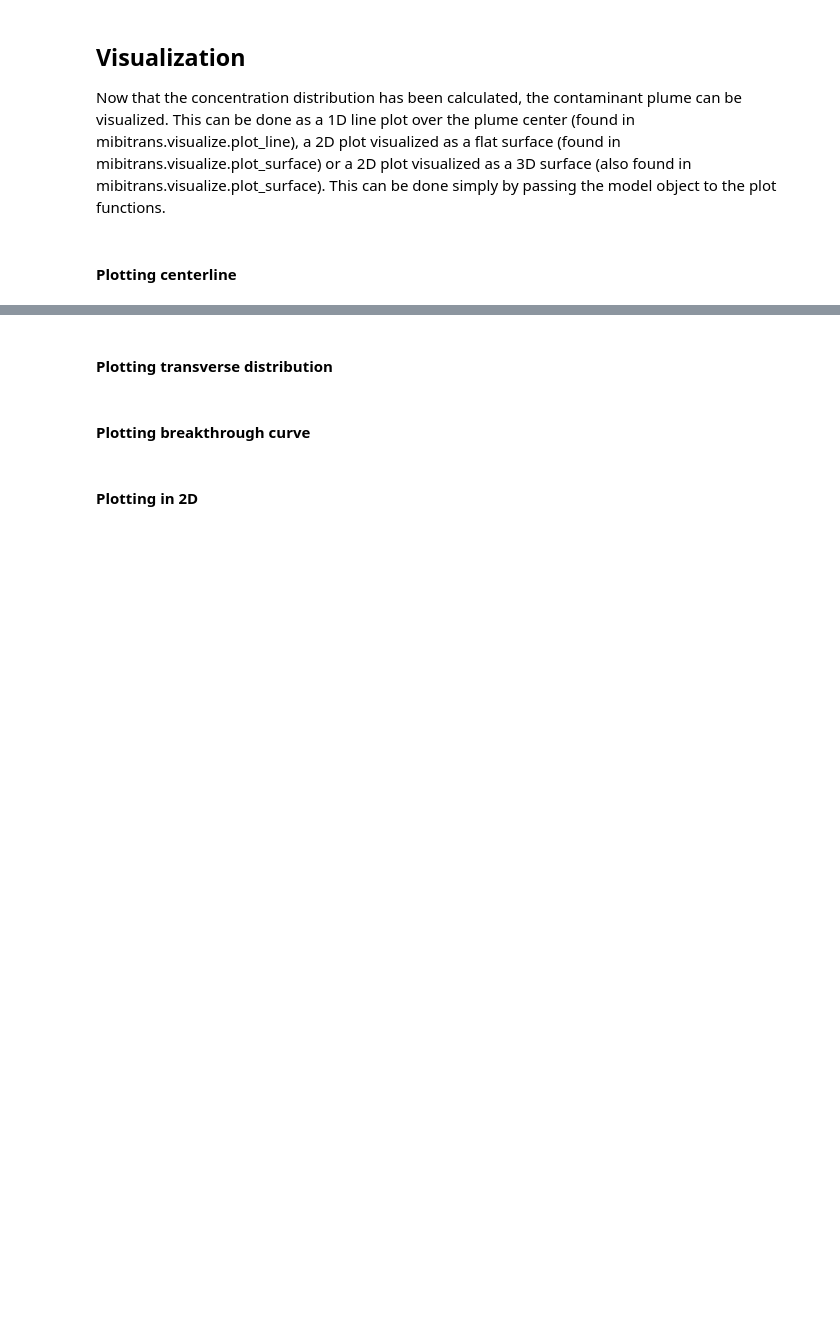
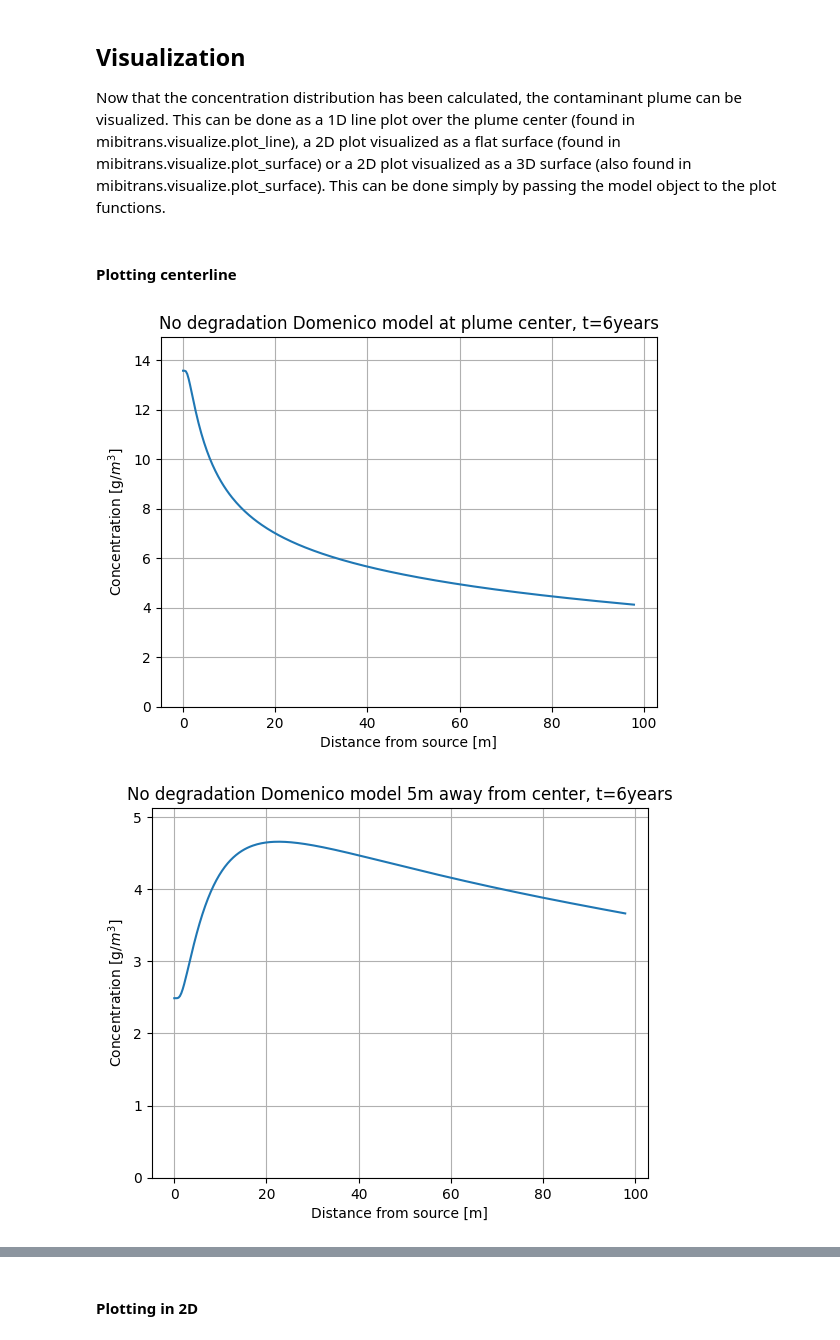
Before and after one commit to MiBiPreT/mibitrans, a Jupyter notebook: examples/example_notebook.ipynb, the cells around one changed output, grey strips where cells are left out. Saved outputs shown, nothing was run; the diff lists cells and outputs as text; code cells hidden in the pictures; blank space fills up the shorter version.

```diff
--- a/examples/example_notebook.ipynb
+++ b/examples/example_notebook.ipynb
@@ -181,7 +182,7 @@ model = ModelParameters(
     # Model grid discretization step size in the transverse horizontal (y) direction, in [m].
     dy = 1/ft,
     # Model time discretization step size, in [days]
-    dt = 365 / 5
+    dt = 1*365
 )
 # %% [markdown]
 ##### Input checking
@@ -269,34 +276,28 @@ Now that the concentration distribution has been calculated, the contaminant plu
 # %%
 # Pass model object to plotting function
 centerline(ndeg, time=6*365)
 plt.title("No degradation Domenico model at plume center, t=6years")
 plt.show()
 
 # If you want to plot somewhere else on the plume, you can use the optional y_pos argument. It will show the
 # concentration profile across the plume at the y location closest to given y_pos.
 centerline(ndeg, time=6*365, y_position=5)
 plt.title("No degradation Domenico model 5m away from center, t=6years")
 plt.show()
 
 # If you want you can change the plot settings to the ones you prefer
 centerline(ndeg, time=6*365)
 plt.title("No degradation Domenico model at plume center, t=6years")
 plt.xlabel("I have changed!")
 plt.ylabel("And so have I")
 plt.show()
 
-legend = ["no degradation", "linear decay", "instant_reaction"]
-
-# Instead of a single model, all line visualization functions accept a list of models to be displayed
-# together in a single plot.
-centerline([ndeg, lindeg, instdeg], time=6*365, legend_names=legend)
-plt.title("Domenico model at plume center for different models, t=6years")
-plt.show()
-
-# Keyword arguments for plt.plot can be passed on through the function
-# Calling function separately per model gives more control over plot layout
-centerline(ndeg, time=6*365, linestyle="--", color="green", label=legend[0])
-centerline(lindeg, time=6*365, linestyle="-.", color="red", label=legend[1])
+# Lastly, keyword arguments for plt.plot can be passed on through the function, and you can combine multiple plots.
+centerline(ndeg, time=6*365, linestyle="--", color="green", label="no degradation")
+centerline(lindeg, time=6*365, linestyle="-.", color="red", label="linear degradation")
 plt.title("No and linear degradation Domenico model at plume center, t=6years")
 plt.legend()
 plt.show()
+# %% [output]
+[figure, added]
+[figure, added]
@@ -303,2 +305,0 @@ plt.show()
-# %% [markdown]
-#### Plotting transverse distribution
@@ -313,2 +305,0 @@ plt.show()
-# %% [markdown]
-#### Plotting breakthrough curve
```
Also changed, not shown: parts of 23 cells of this notebook, 2 other files.
